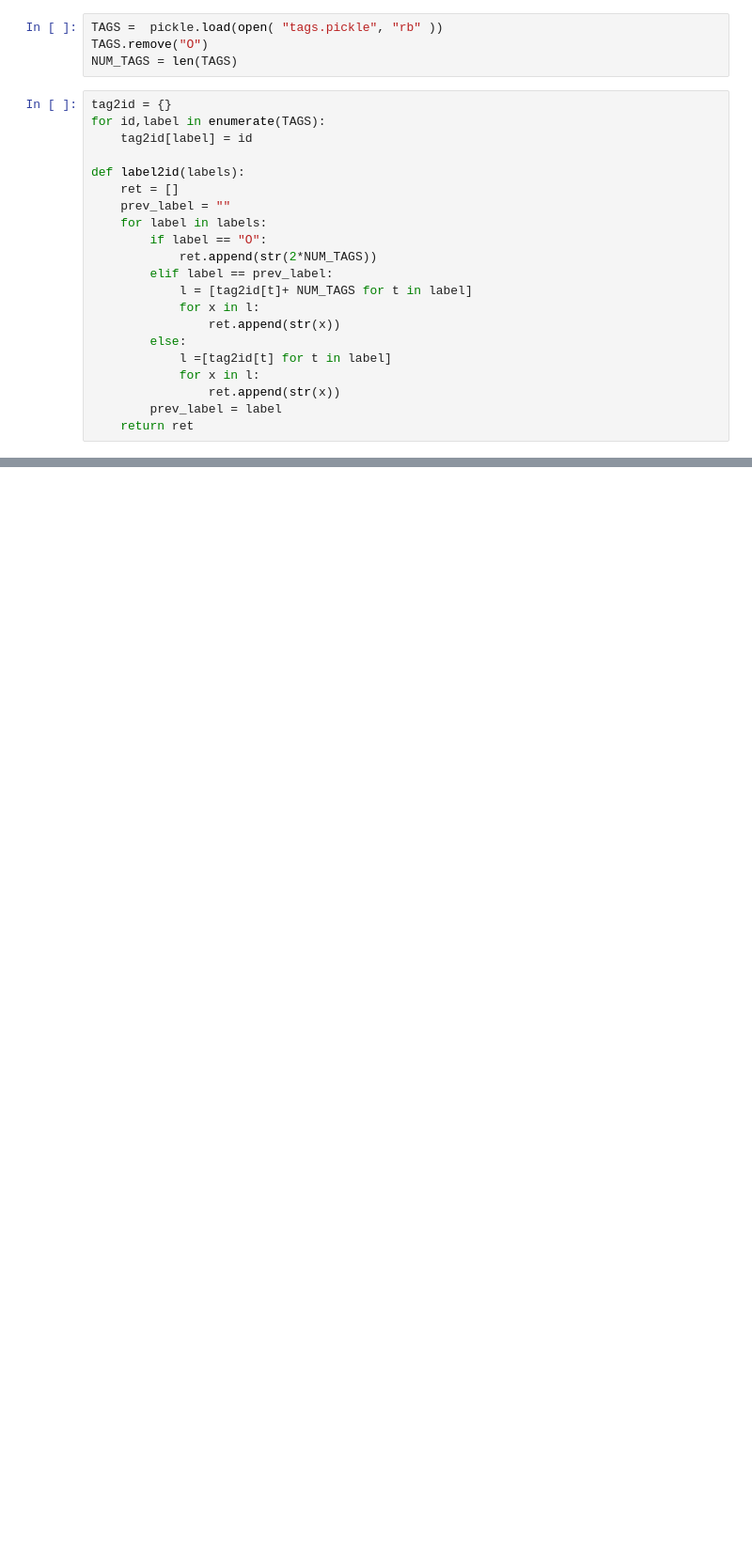
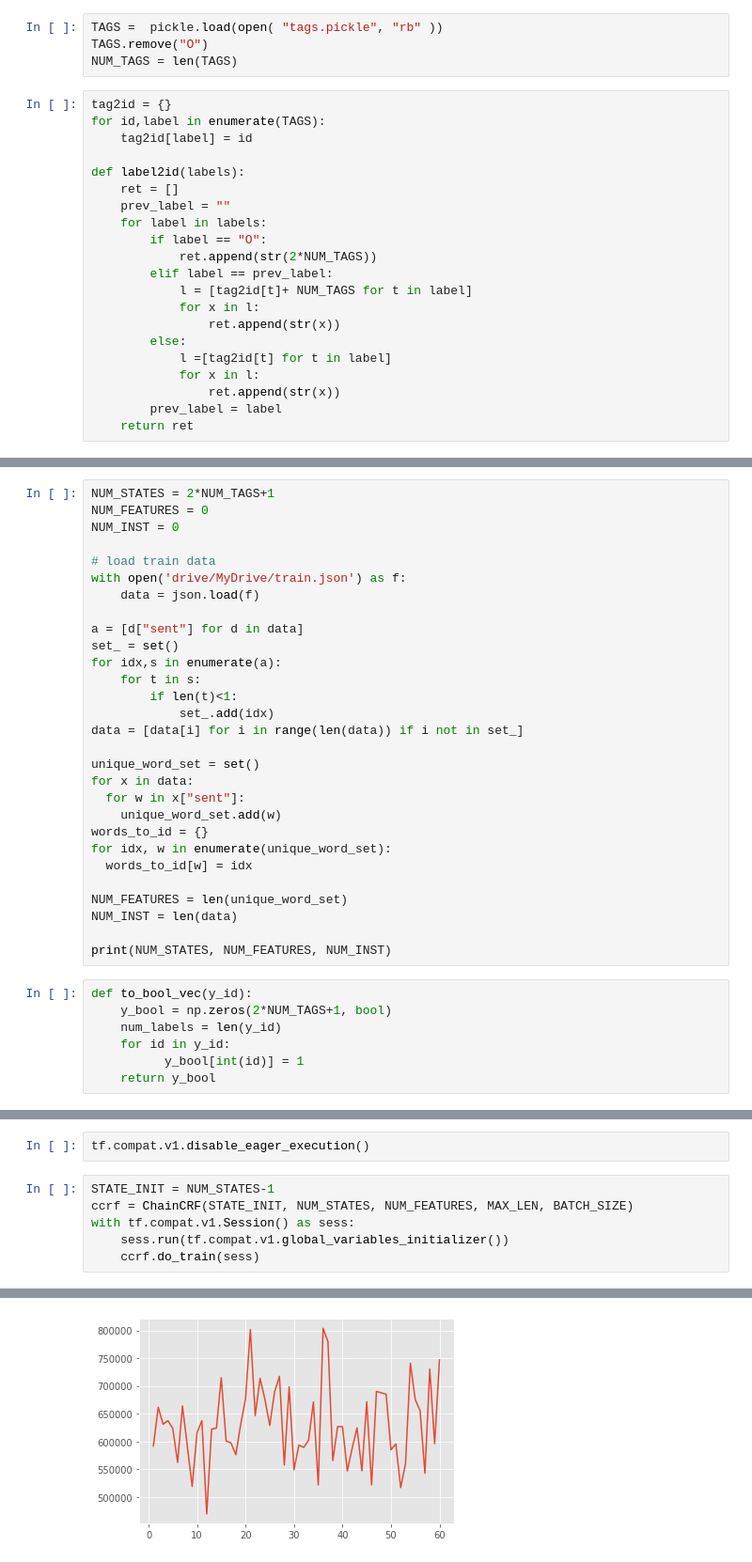
Before and after one commit to adarsh0raj/llm-labs, a Jupyter notebook: submit/code/CRF.ipynb, the cells around one changed output, grey strips where cells are left out. Shown at 94% size. Drawn from its saved outputs; the diff is of its cells as text; blank space fills up the shorter version.

```diff
--- a/submit/code/CRF.ipynb
+++ b/submit/code/CRF.ipynb
@@ -149,0 +71,36 @@ AttributeError: 'CRF' object has no attribute 'keep_tempfiles'
+# %%
+NUM_STATES = 2*NUM_TAGS+1
+NUM_FEATURES = 0
+NUM_INST = 0
+
+# load train data
+with open('drive/MyDrive/train.json') as f:
+    data = json.load(f)
+
+a = [d["sent"] for d in data]
+set_ = set()
+for idx,s in enumerate(a):
+    for t in s:
+        if len(t)<1:
+            set_.add(idx)
+data = [data[i] for i in range(len(data)) if i not in set_]
+
+unique_word_set = set()
+for x in data:
+  for w in x["sent"]:
+    unique_word_set.add(w)
+words_to_id = {}
+for idx, w in enumerate(unique_word_set):
+  words_to_id[w] = idx
+
+NUM_FEATURES = len(unique_word_set)
+NUM_INST = len(data)
+
+print(NUM_STATES, NUM_FEATURES, NUM_INST)
+# %%
+def to_bool_vec(y_id):
+    y_bool = np.zeros(2*NUM_TAGS+1, bool)
+    num_labels = len(y_id)
+    for id in y_id:
+          y_bool[int(id)] = 1
+    return y_bool
@@ -149,0 +348,9 @@ AttributeError: 'CRF' object has no attribute 'keep_tempfiles'
+# %%
+tf.compat.v1.disable_eager_execution()
+# %%
+STATE_INIT = NUM_STATES-1
+ccrf = ChainCRF(STATE_INIT, NUM_STATES, NUM_FEATURES, MAX_LEN, BATCH_SIZE)
+with tf.compat.v1.Session() as sess:
+    sess.run(tf.compat.v1.global_variables_initializer())
+    ccrf.do_train(sess)
+# %% [output]
@@ -149,0 +377 @@ AttributeError: 'CRF' object has no attribute 'keep_tempfiles'
+[figure, added]
```
Also changed, not shown: parts of 21 cells of this notebook.
